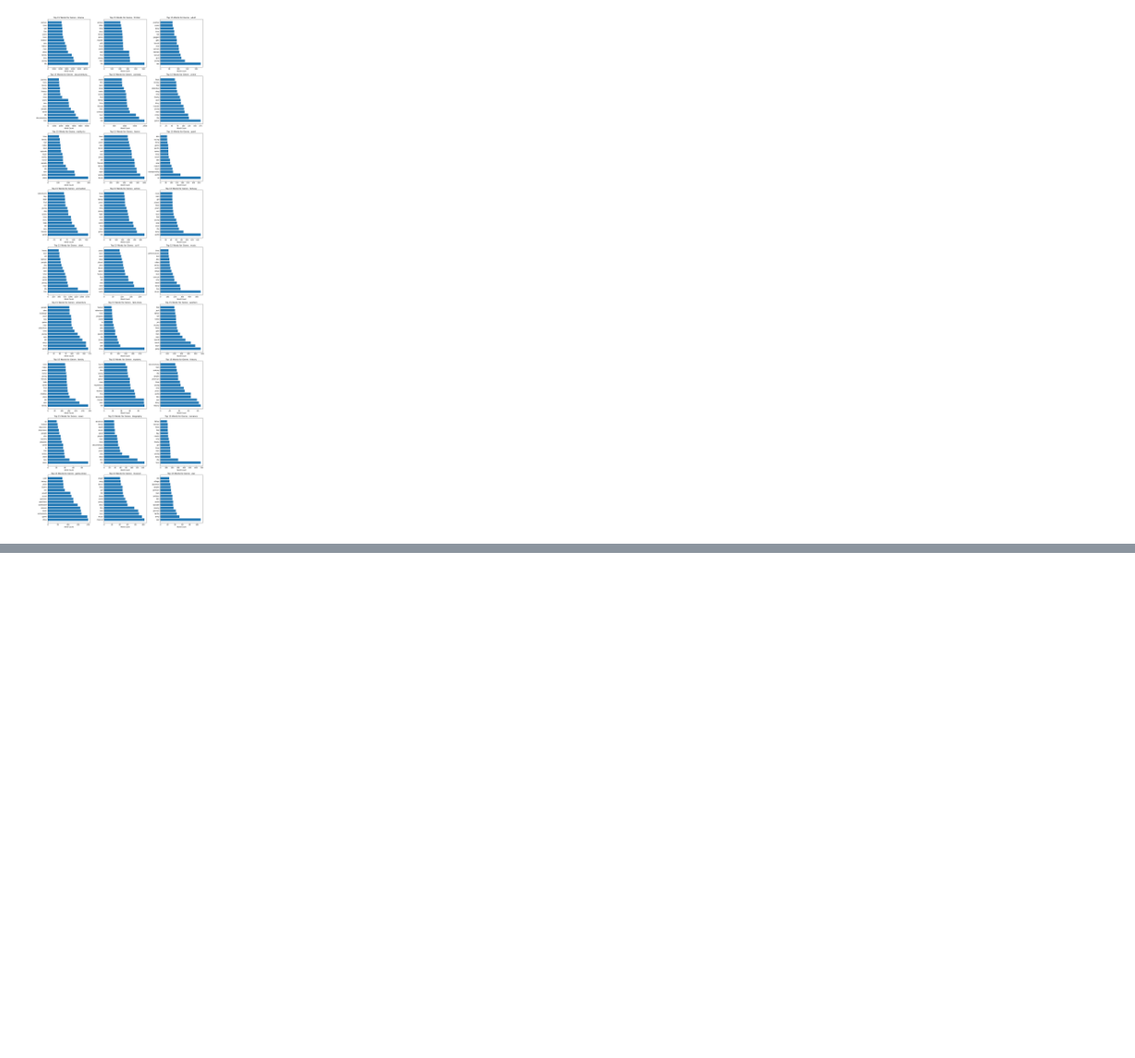
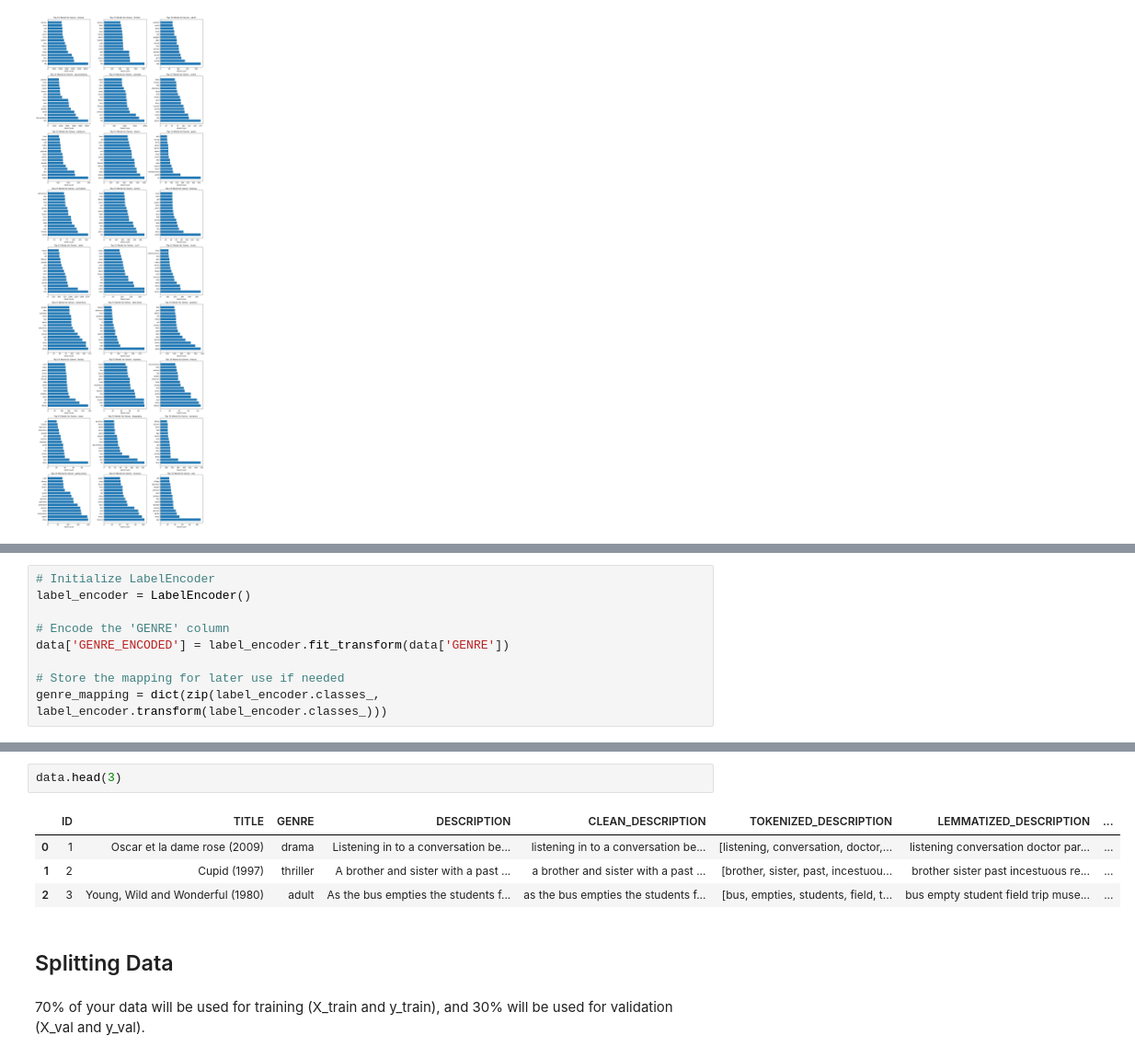
Before and after one commit to 123Lilia/MovieGenreClassification, a Jupyter notebook: GpProjectt-2.ipynb, the cells around one changed output, grey strips where cells are left out. Shown at 92% size. Drawn from its saved outputs; the diff is of its cells as text; blank space fills up the shorter version.

```diff
--- a/GpProjectt-2.ipynb
+++ b/GpProjectt-2.ipynb
@@ -643,0 +705,9 @@ plt.show()
+# %%
+# Initialize LabelEncoder
+label_encoder = LabelEncoder()
+
+# Encode the 'GENRE' column
+data['GENRE_ENCODED'] = label_encoder.fit_transform(data['GENRE'])
+
+# Store the mapping for later use if needed
+genre_mapping = dict(zip(label_encoder.classes_, label_encoder.transform(label_encoder.classes_)))
@@ -643,0 +738,11 @@ plt.show()
+# %%
+data.head(3)
+# %% [output]
+|  | ID | TITLE | GENRE | DESCRIPTION | CLEAN_DESCRIPTION | TOKENIZED_DESCRIPTION | LEMMATIZED_DESCRIPTION | ... |
+| 0 | 1 | Oscar et la dame rose (2009) | drama | Listening in to a conversation be... | listening in to a conversation be... | [listening, conversation, doctor,... | listening conversation doctor par... | ... |
+| 1 | 2 | Cupid (1997) | thriller | A brother and sister with a past ... | a brother and sister with a past ... | [brother, sister, past, incestuou... | brother sister past incestuous re... | ... |
+| 2 | 3 | Young, Wild and Wonderful (1980) | adult | As the bus empties the students f... | as the bus empties the students f... | [bus, empties, students, field, t... | bus empty student field trip muse... | ... |
+# %% [markdown]
+## Splitting Data
+# %% [markdown]
+70% of your data will be used for training (X_train and y_train), and 30% will be used for validation (X_val and y_val).
```
Also changed, not shown: parts of 19 cells of this notebook.
